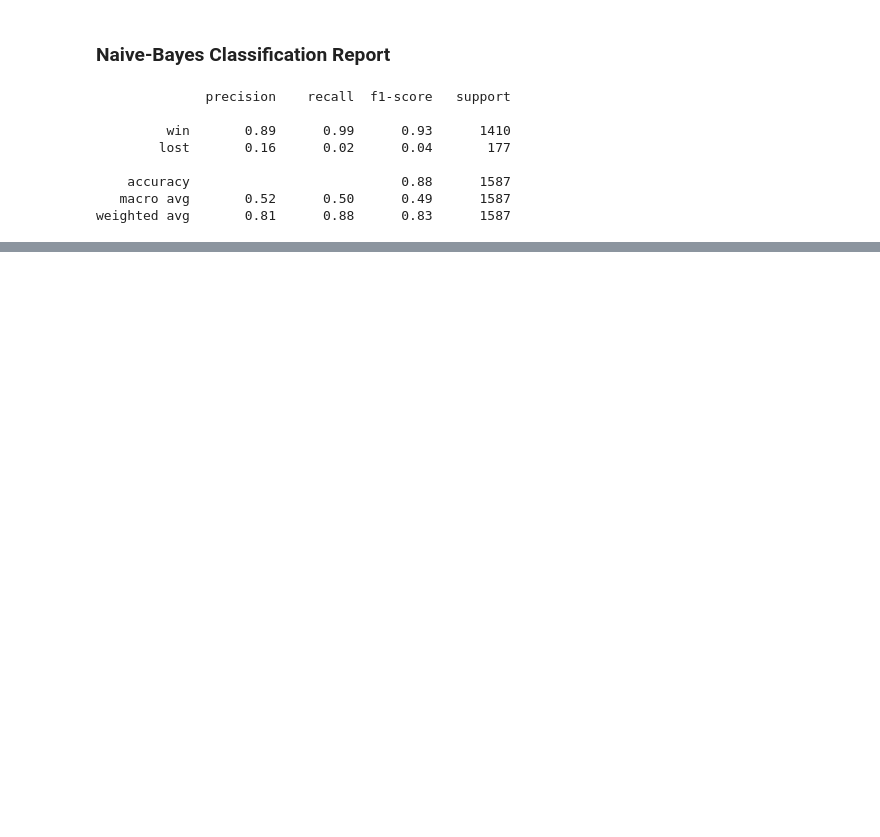
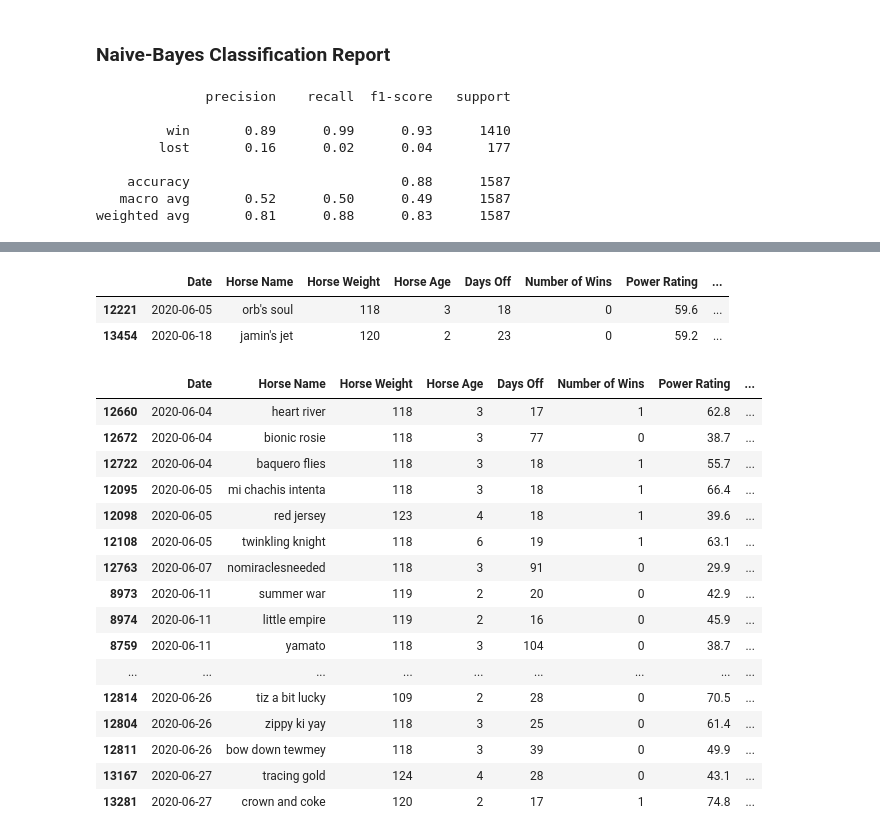
Before and after one commit to AymanSulaiman/stallion-statistics-dashboard, a Jupyter notebook: Machine_Learning_Model_redo/Machine_Learning_and_data_aggregation.ipynb, the cells around one changed output, grey strips where cells are left out. Drawn from its saved outputs; the diff is of its cells as text; code cells hidden in the pictures; blank space fills up the shorter version.

```diff
--- a/Machine_Learning_Model_redo/Machine_Learning_and_data_aggregation.ipynb
+++ b/Machine_Learning_Model_redo/Machine_Learning_and_data_aggregation.ipynb
@@ -337,0 +314,16 @@ lost_gaussian.to_csv('lost_gaussian.csv', index=False)
+# %%
+cols_replace = {
+    'racedater':'Date',
+    'horsename':'Horse Name',
+    'tvghorseweight':'Horse Weight',
+    'tvghorseage':'Horse Age',
+    'tvghorsedaysoff':'Days Off',
+    'tvghorsenumberofwins':'Number of Wins',
+    'tvghorsepowerrating':'Power Rating',
+    'tvghorseaverageclassrating':'Average Class Rating',
+    'tvghorseaveragespeed':'Average Speed',
+    'won':'Won Actual'
+}
+# %%
+test_copy.rename(columns = cols_replace, inplace=True)
+test_copy.tail()
@@ -337,0 +337,5 @@ lost_gaussian.to_csv('lost_gaussian.csv', index=False)
+# %%
+test_copy['Won SVM'] = predictions_svm
+test_copy['Won XGBoost'] = predictions_XGB
+test_copy['Won Naive-Bayes'] = predictions_nb
+test_copy
@@ -337,0 +369,41 @@ lost_gaussian.to_csv('lost_gaussian.csv', index=False)
+# %%
+svm_mw_aw = test_copy.loc[(test_copy['Won Actual'] == 1) & (test_copy['Won SVM'] == 1)].drop_duplicates()
+svm_mw_al = test_copy.loc[(test_copy['Won Actual'] == 0) & (test_copy['Won SVM'] == 1)].drop_duplicates()
+svm_ml_aw = test_copy.loc[(test_copy['Won Actual'] == 1) & (test_copy['Won SVM'] == 0)].drop_duplicates()
+svm_ml_al = test_copy.loc[(test_copy['Won Actual'] == 0) & (test_copy['Won SVM'] == 0)].drop_duplicates()
+
+xgb_mw_aw = test_copy.loc[(test_copy['Won Actual'] == 1) & (test_copy['Won XGBoost'] == 1)].drop_duplicates()
+xgb_mw_al = test_copy.loc[(test_copy['Won Actual'] == 0) & (test_copy['Won XGBoost'] == 1)].drop_duplicates()
+xgb_ml_aw = test_copy.loc[(test_copy['Won Actual'] == 1) & (test_copy['Won XGBoost'] == 0)].drop_duplicates()
+xgb_ml_al = test_copy.loc[(test_copy['Won Actual'] == 0) & (test_copy['Won XGBoost'] == 0)].drop_duplicates()
+
+nb_mw_aw = test_copy.loc[(test_copy['Won Actual'] == 1) & (test_copy['Won Naive-Bayes'] == 1)].drop_duplicates()
+nb_mw_al = test_copy.loc[(test_copy['Won Actual'] == 0) & (test_copy['Won Naive-Bayes'] == 1)].drop_duplicates()
+nb_ml_aw = test_copy.loc[(test_copy['Won Actual'] == 1) & (test_copy['Won Naive-Bayes'] == 0)].drop_duplicates()
+nb_ml_al = test_copy.loc[(test_copy['Won Actual'] == 0) & (test_copy['Won Naive-Bayes'] == 0)].drop_duplicates()
+# %%
+svm_mw_aw
+# %% [output]
+|  | Date | Horse Name | Horse Weight | Horse Age | Days Off | Number of Wins | Power Rating | ... |
+| 12221 | 2020-06-05 | orb's soul | 118 | 3 | 18 | 0 | 59.6 | ... |
+| 13454 | 2020-06-18 | jamin's jet | 120 | 2 | 23 | 0 | 59.2 | ... |
+# %%
+svm_mw_al
+# %% [output]
+|  | Date | Horse Name | Horse Weight | Horse Age | Days Off | Number of Wins | Power Rating | ... |
+| 12660 | 2020-06-04 | heart river | 118 | 3 | 17 | 1 | 62.8 | ... |
+| 12672 | 2020-06-04 | bionic rosie | 118 | 3 | 77 | 0 | 38.7 | ... |
+| 12722 | 2020-06-04 | baquero flies | 118 | 3 | 18 | 1 | 55.7 | ... |
+| 12095 | 2020-06-05 | mi chachis intenta | 118 | 3 | 18 | 1 | 66.4 | ... |
+| 12098 | 2020-06-05 | red jersey | 123 | 4 | 18 | 1 | 39.6 | ... |
+| 12108 | 2020-06-05 | twinkling knight | 118 | 6 | 19 | 1 | 63.1 | ... |
+| 12763 | 2020-06-07 | nomiraclesneeded | 118 | 3 | 91 | 0 | 29.9 | ... |
+| 8973 | 2020-06-11 | summer war | 119 | 2 | 20 | 0 | 42.9 | ... |
+| 8974 | 2020-06-11 | little empire | 119 | 2 | 16 | 0 | 45.9 | ... |
+| 8759 | 2020-06-11 | yamato | 118 | 3 | 104 | 0 | 38.7 | ... |
+| ... | ... | ... | ... | ... | ... | ... | ... | ... |
+| 12814 | 2020-06-26 | tiz a bit lucky | 109 | 2 | 28 | 0 | 70.5 | ... |
+| 12804 | 2020-06-26 | zippy ki yay | 118 | 3 | 25 | 0 | 61.4 | ... |
+| 12811 | 2020-06-26 | bow down tewmey | 118 | 3 | 39 | 0 | 49.9 | ... |
+| 13167 | 2020-06-27 | tracing gold | 124 | 4 | 28 | 0 | 43.1 | ... |
+| 13281 | 2020-06-27 | crown and coke | 120 | 2 | 17 | 1 | 74.8 | ... |
```
Also changed, not shown: parts of 52 cells of this notebook.
